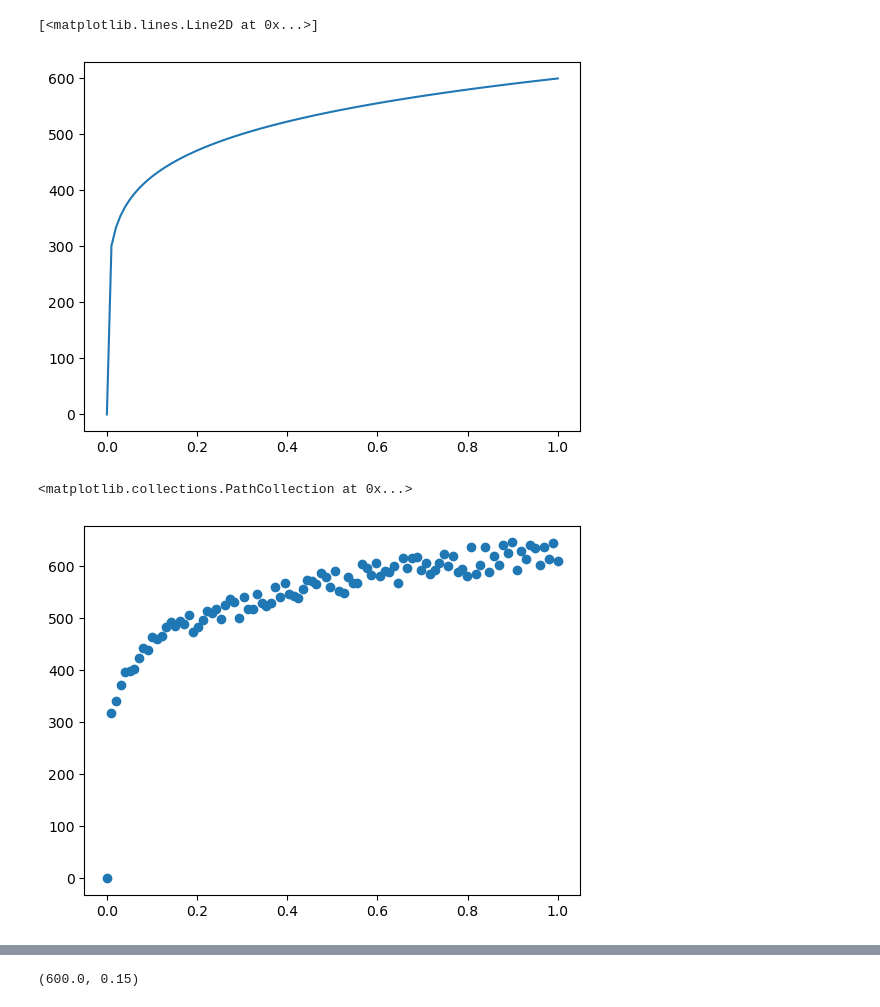
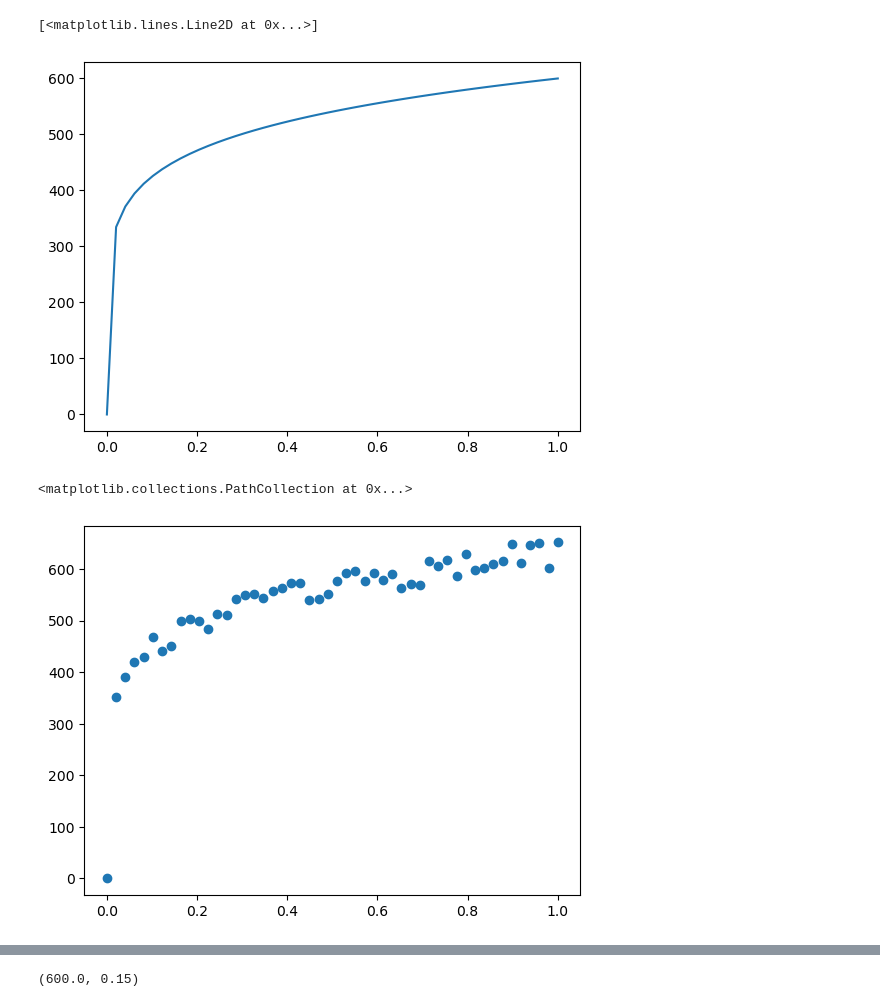
Before and after one commit to quentinchichery/levenberg-marquardt, a Jupyter notebook: levenberg-marquardt.ipynb, the cells around one changed output, grey strips where cells are left out. Drawn from its saved outputs; the diff is of its cells as text; code cells hidden in the pictures.

```diff
--- a/levenberg-marquardt.ipynb
+++ b/levenberg-marquardt.ipynb
@@ -8,28 +10,28 @@ def compute_stress(K, n, x):
 
 K = 600
 n = 0.15
-x = np.linspace(0, 1, 100)
+x = np.linspace(0, 1, 50)
 y = compute_stress(K, n, x)
 
 plt.plot(x, y)
 # %% [output]
 [<matplotlib.lines.Line2D at 0x...>]
-[figure, old version]
+[figure, new version]
 # %%
 def generate_experimental_noisy_points(K, n, x):
     target = K * x ** n
-    noise = 0.1 * np.random.random(100) * target
+    noise = 0.1 * np.random.random(50) * target
     return target + noise
 
 K = 600
 n = 0.15
-x = np.linspace(0, 1, 100)
+x = np.linspace(0, 1, 50)
 y_exp = generate_experimental_noisy_points(K, n, x)
 
 plt.scatter(x, y_exp)
 # %% [output]
 <matplotlib.collections.PathCollection at 0x...>
-[figure, old version]
+[figure, new version]
 # %%
 def mean_square_error(y, y_exp):
     return np.sum(np.abs(y - y_exp))
```
Also changed, not shown: parts of 3 cells of this notebook.
